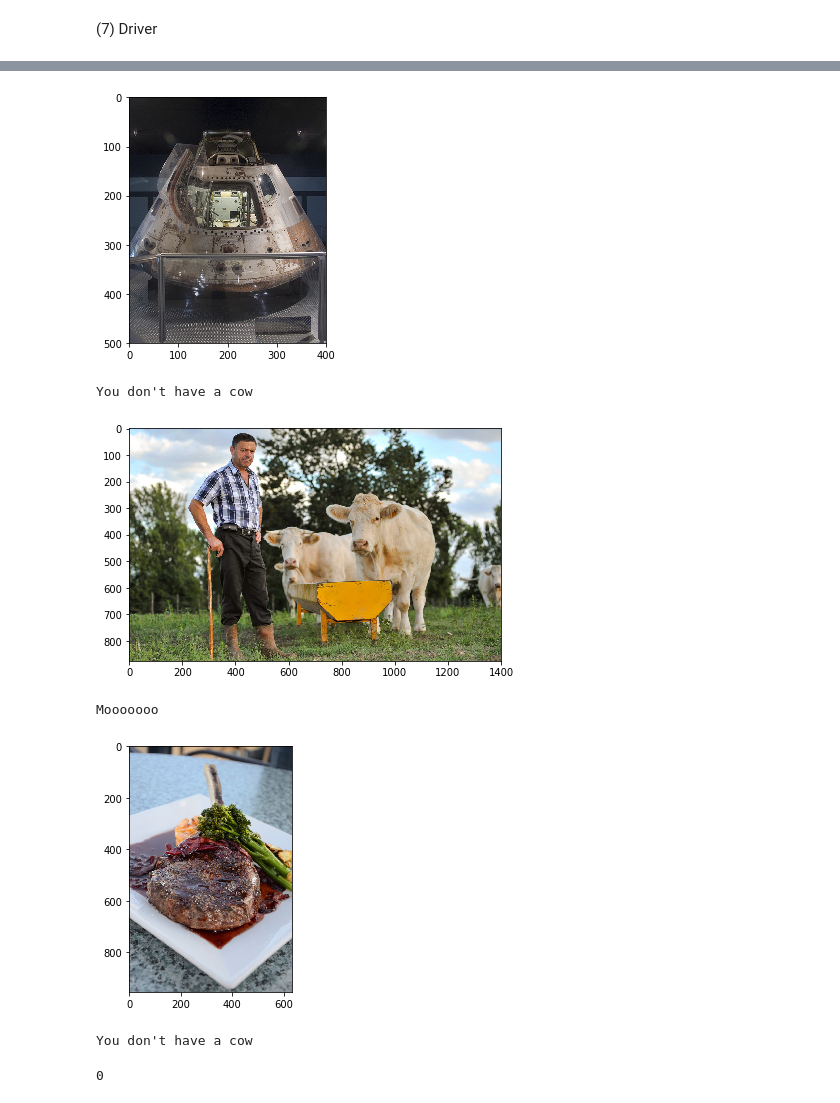
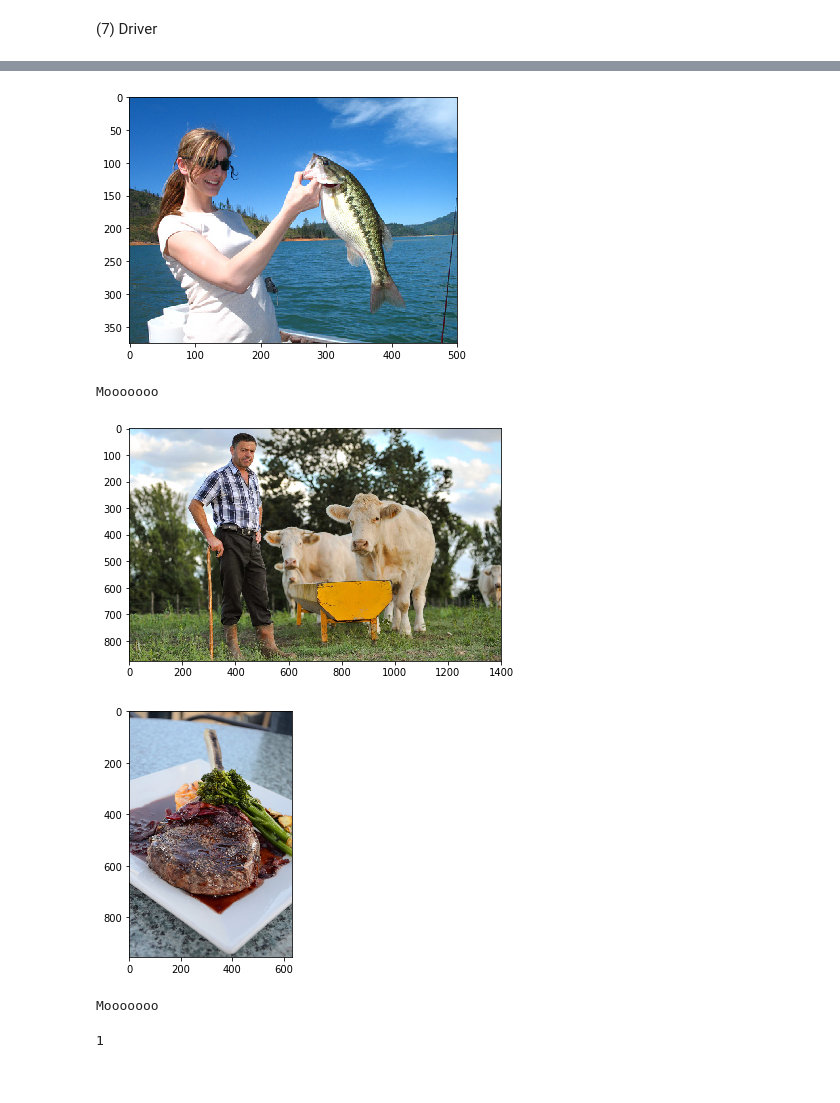
Before and after one commit to DanielLongo/models, a Jupyter notebook: Logistic_Regression_Model.ipynb, the cells around one changed output, grey strips where cells are left out. Cells and saved outputs as stored; diff of their text form; code cells hidden in the pictures.

```diff
--- a/Logistic_Regression_Model.ipynb
+++ b/Logistic_Regression_Model.ipynb
@@ -16,8 +16,8 @@ from skimage import io
 side_length = 150
 image_path = "./Logistic_Regression_Data/"
 test_ratio = .3
-epoch = 7000
-learning_rate = .005
+epoch = 1000
+learning_rate = .02
 max_num_images = -1
 # %% [markdown]
 (2) Create train and test examples:
@@ -300,19 +302,18 @@ def classify(d, image_path, print_output=True, show=True):
             print("Mooooooo")
     return label
 # %%
-classify(d, "./Logistic_Regression_Data/notcows/notcow1.jpg")
+classify(d, "./Logistic_Regression_Data/notcows/notcow7.jpg")
 url = "https://images.unsplash.com/photo-1469365897239-504fabc9b11b?ixlib=rb-0.3.5&ixid=eyJhcHBfaWQiOjEyMDd9&s=1a1886339e4b1fd59eb0ae330b150899&auto=format&fit=crop&w=1400&q=80"
 classify(d, url)
 url = "https://images.unsplash.com/photo-1432139509613-5c4255815697?ixlib=rb-0.3.5&ixid=eyJhcHBfaWQiOjEyMDd9&s=616fc216eff2732910545ebd5d5018b6&auto=format&fit=crop&w=632&q=80"
 classify(d, url)
 # %% [output]
-[figure, old version]
+[figure, new version]
-You don't have a cow
+Mooooooo
 [figure]
+[figure]
 Mooooooo
-[figure]
-You don't have a cow
+1
-0
 # %%
 def compare_runs(train_X,train_Y,test_X,test_Y, run_params):
     for run in run_params:
```
Also changed, not shown: parts of 5 cells of this notebook.
